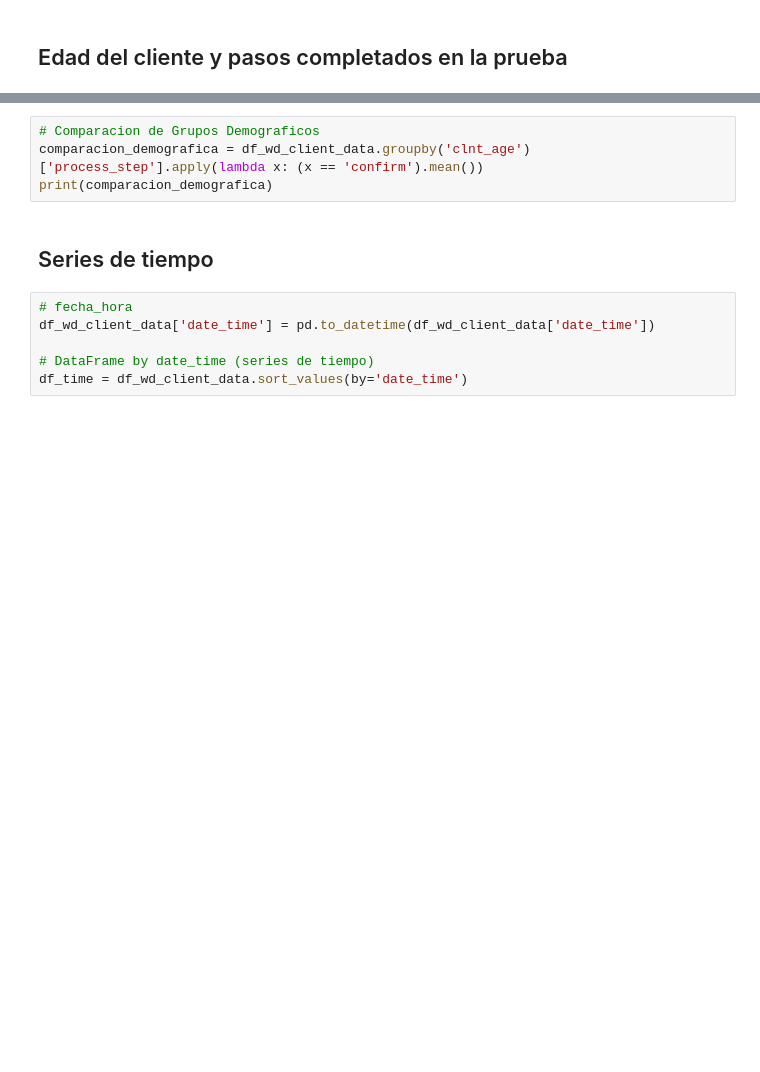
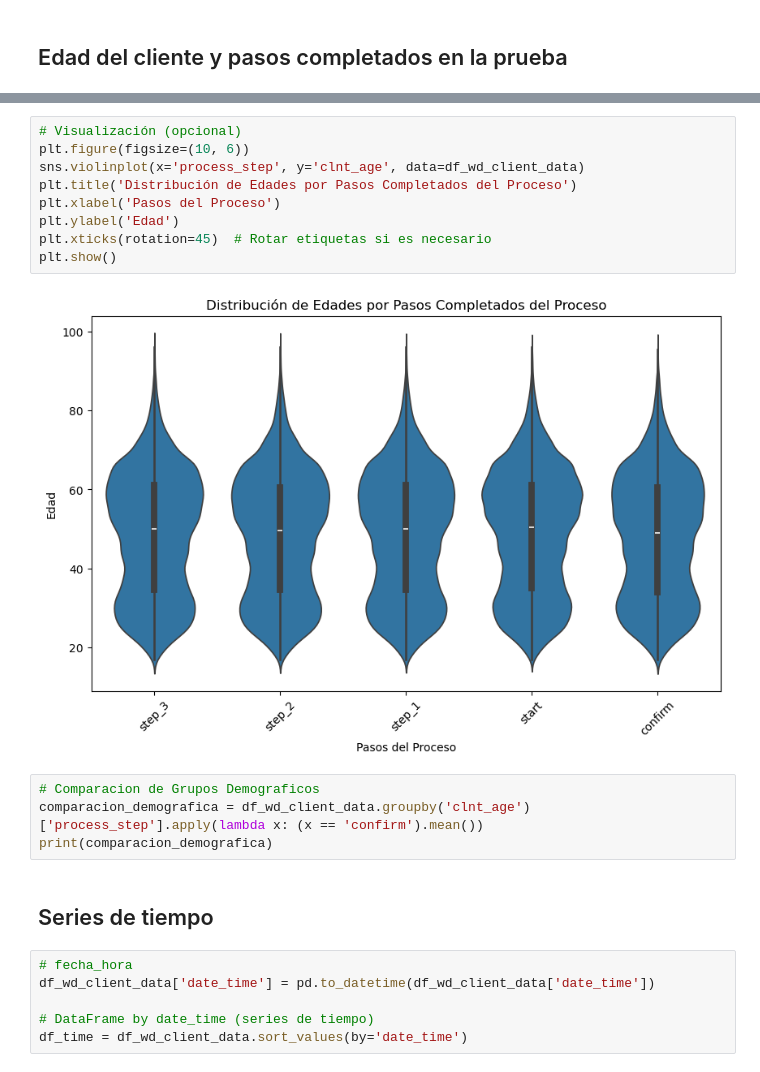
Before and after one commit to adrianbenitezrueda/ih-sp-ab-testing, a Jupyter notebook: data.ipynb, the cells around one changed output, grey strips where cells are left out. Drawn from its saved outputs; the diff is of its cells as text; blank space fills up the shorter version.

Commit message:
Updated with Saraluz data

```diff
--- a/data.ipynb
+++ b/data.ipynb
@@ -318,3 +580,14 @@ plt.show()
+# %%
+# Visualización (opcional)
+plt.figure(figsize=(10, 6))
+sns.violinplot(x='process_step', y='clnt_age', data=df_wd_client_data)
+plt.title('Distribución de Edades por Pasos Completados del Proceso')
+plt.xlabel('Pasos del Proceso')
+plt.ylabel('Edad')
+plt.xticks(rotation=45)  # Rotar etiquetas si es necesario
+plt.show()
+# %% [output]
+[figure, added]
 # %%
 # Comparacion de Grupos Demograficos
 comparacion_demografica = df_wd_client_data.groupby('clnt_age')['process_step'].apply(lambda x: (x == 'confirm').mean())
```
Also changed, not shown: parts of 46 cells of this notebook, 1 other file.
